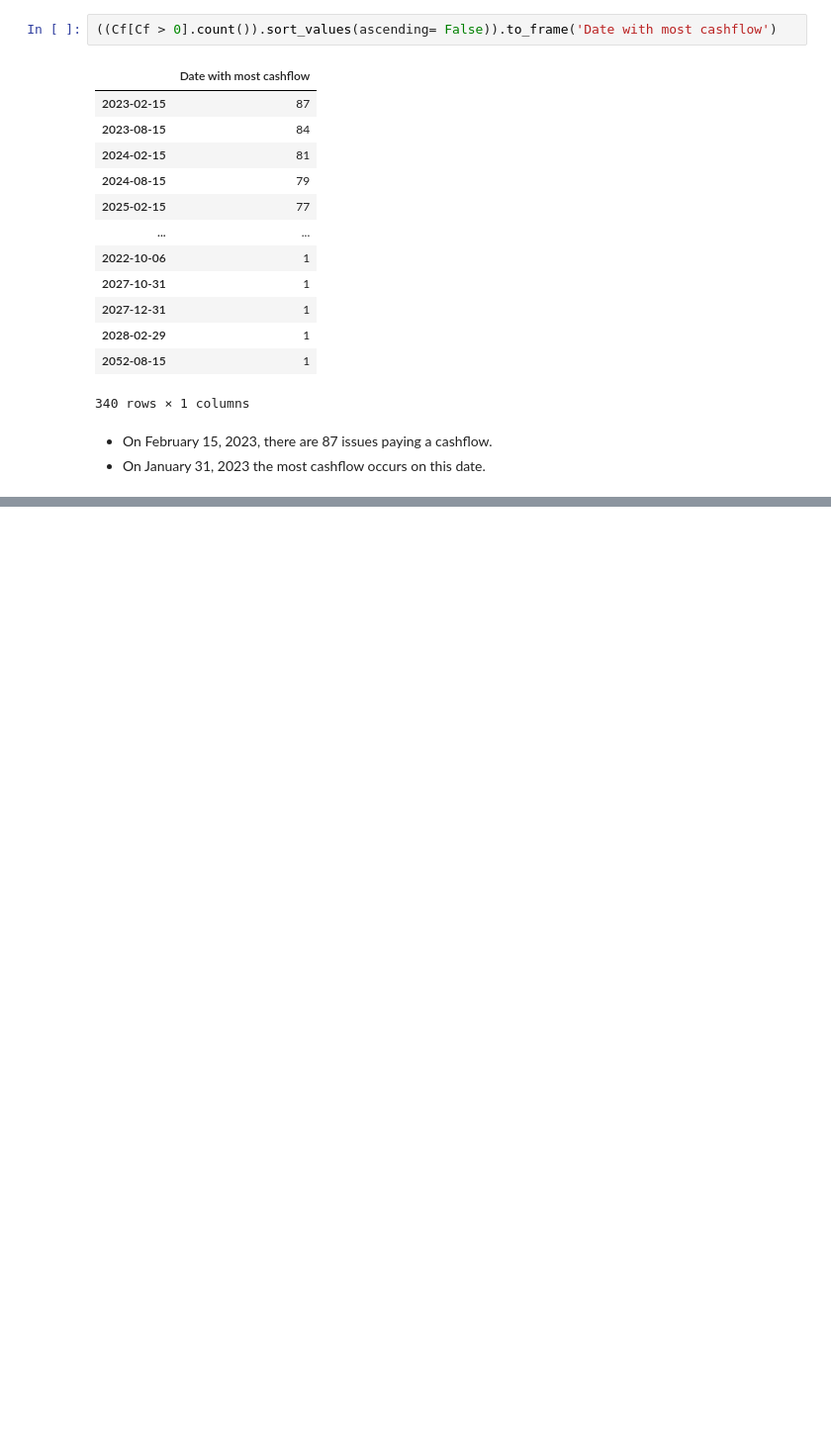
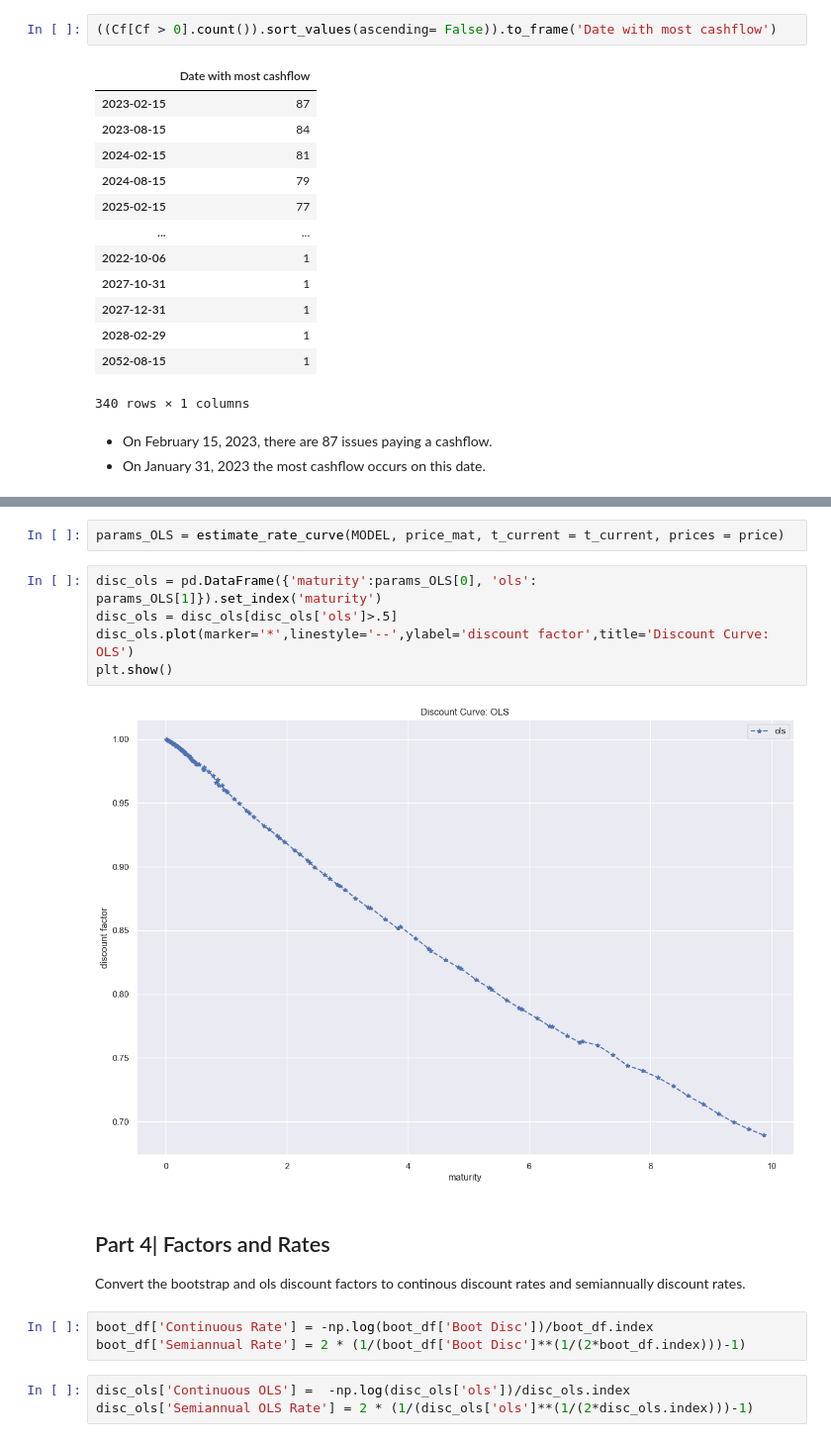
Before and after one commit to dcstein22/Fixed_Income, a Jupyter notebook: hw_1.ipynb, the cells around one changed output, grey strips where cells are left out. Shown: that part at 99% size. Saved outputs shown, nothing was run; the diff lists cells and outputs as text; blank space fills up the shorter version.

```diff
--- a/hw_1.ipynb
+++ b/hw_1.ipynb
@@ -255,0 +322,19 @@ display(Cf)
+# %%
+params_OLS = estimate_rate_curve(MODEL, price_mat, t_current = t_current, prices = price)
+# %%
+disc_ols = pd.DataFrame({'maturity':params_OLS[0], 'ols': params_OLS[1]}).set_index('maturity')
+disc_ols = disc_ols[disc_ols['ols']>.5]
+disc_ols.plot(marker='*',linestyle='--',ylabel='discount factor',title='Discount Curve: OLS')
+plt.show()
+# %% [output]
+[figure, added]
+# %% [markdown]
+## Part 4| Factors and Rates
+
+Convert the bootstrap and ols discount factors to continous discount rates and semiannually discount rates.
+# %%
+boot_df['Continuous Rate'] = -np.log(boot_df['Boot Disc'])/boot_df.index
+boot_df['Semiannual Rate'] = 2 * (1/(boot_df['Boot Disc']**(1/(2*boot_df.index)))-1)
+# %%
+disc_ols['Continuous OLS'] =  -np.log(disc_ols['ols'])/disc_ols.index
+disc_ols['Semiannual OLS Rate'] = 2 * (1/(disc_ols['ols']**(1/(2*disc_ols.index)))-1)
```
Also changed, not shown: parts of 10 cells of this notebook, 1 other file.
